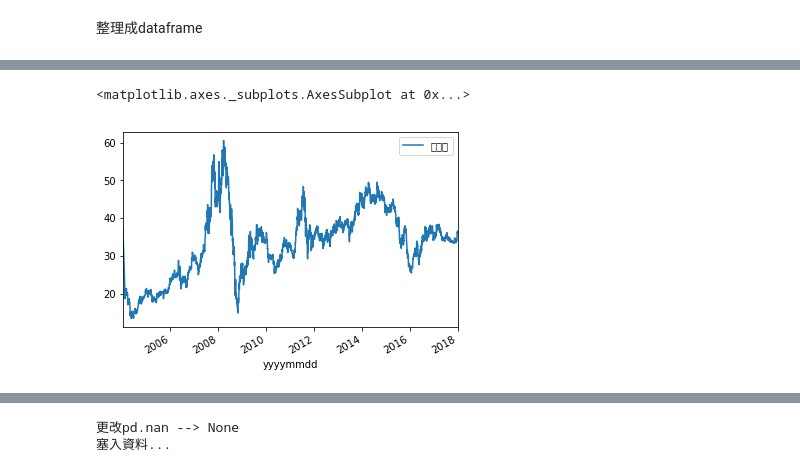
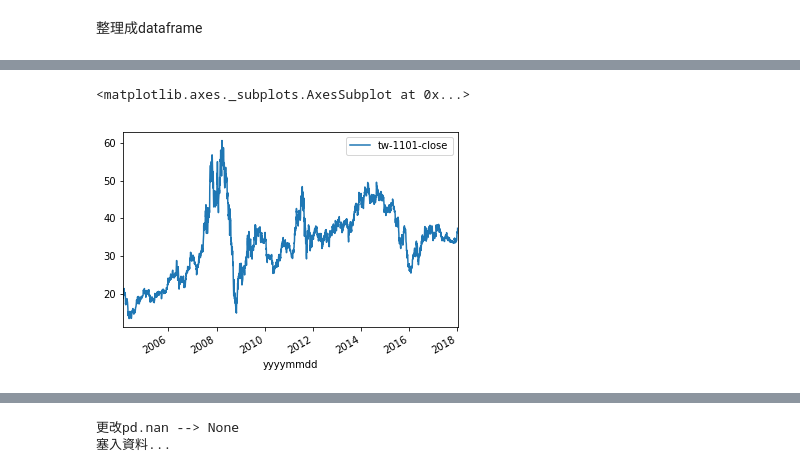
Before and after one commit to ihongChen/StockLab, a Jupyter notebook: twse_analysis.ipynb, the cells around one changed output, grey strips where cells are left out. Cells and saved outputs as stored; diff of their text form; code cells hidden in the pictures.

```diff
--- a/twse_analysis.ipynb
+++ b/twse_analysis.ipynb
@@ -505,8 +466,9 @@ tw_stock_df2.describe()
 # %%
 tw1101_price = tw_stock_df2[tw_stock_df2['證券代號'] == '1101']
 tw1101_price_close = tw1101_price[['收盤價','yyyymmdd']]
 tw1101_price_close = tw1101_price_close.set_index('yyyymmdd')
+tw1101_price_close.columns = ['tw-1101-close']
 tw1101_price_close.plot()
 # %% [output]
 <matplotlib.axes._subplots.AxesSubplot at 0x...>
-[figure, old version]
+[figure, new version]
```
Also changed, not shown: parts of 29 cells of this notebook.
